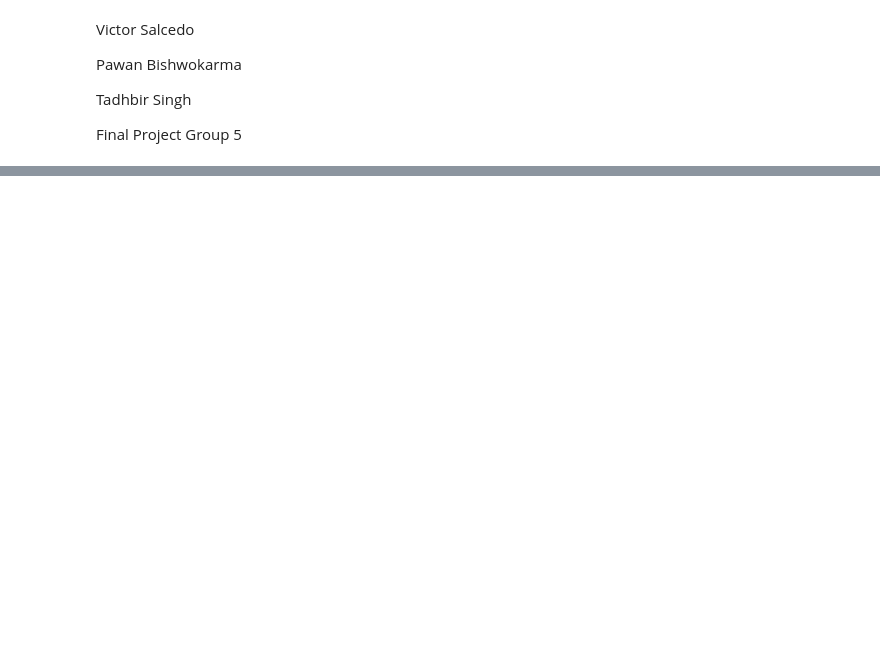
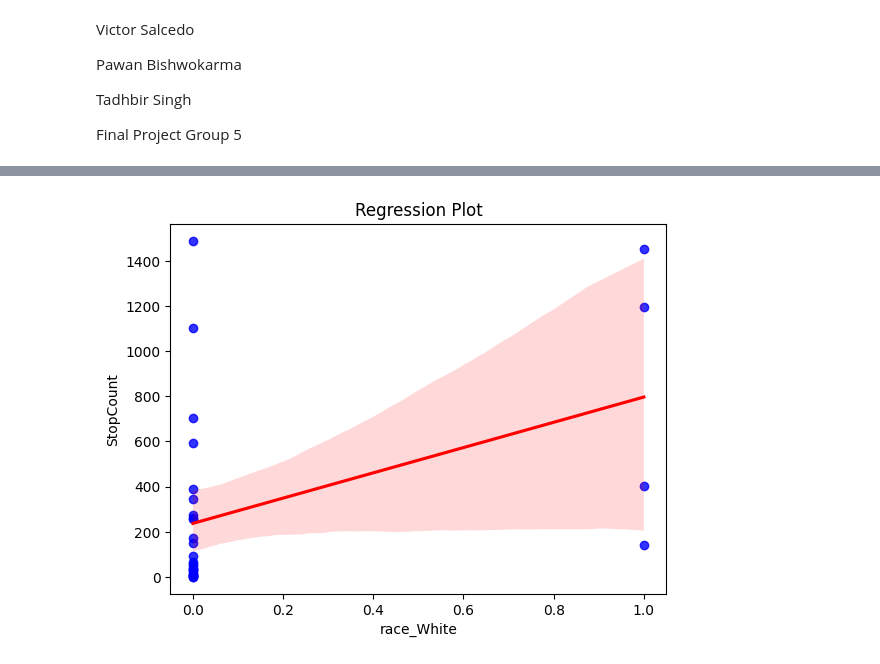
Before and after one commit to logicpro09/group5, a Jupyter notebook: Final_Project_Group5.ipynb, the cells around one changed output, grey strips where cells are left out. Cells and saved outputs as stored; diff of their text form; code cells hidden in the pictures; blank space fills up the shorter version.

```diff
--- a/Final_Project_Group5.ipynb
+++ b/Final_Project_Group5.ipynb
@@ -29,0 +161,7 @@ df.head()
+# %%
+#regression plot for two variables
+sns.regplot(x='race_White', y='StopCount', data=encoded_data, scatter_kws={'color': 'blue'}, line_kws={'color': 'red'})
+plt.title('Regression Plot')
+plt.show()
+# %% [output]
+[figure, added]
```
Also changed, not shown: parts of 12 cells of this notebook.
